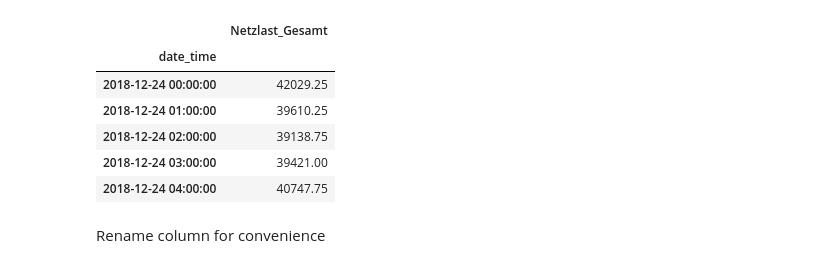
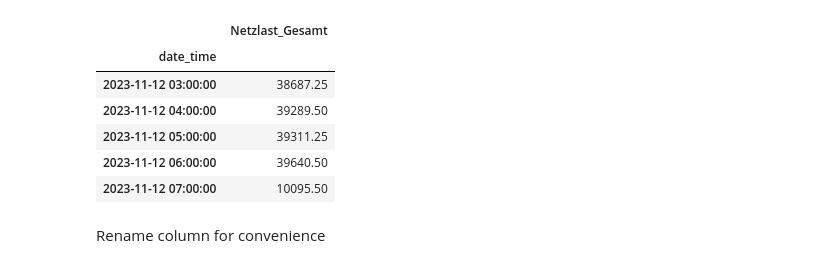
Before and after one commit to EliasKng/PTSFC, a Jupyter notebook: Energy/power_demand_baseline_v5.ipynb, the cells around one changed output. Saved outputs shown, nothing was run; the diff lists cells and outputs as text; code cells hidden in the pictures.

```diff
--- a/Energy/power_demand_baseline_v5.ipynb
+++ b/Energy/power_demand_baseline_v5.ipynb
@@ -44,15 +44,15 @@ def get_energy_data():
 # %%
 df = get_energy_data()
 # %%
-df.head()
+df.tail()
 # %% [output]
 |  | Netzlast_Gesamt |
 | date_time |  |
-| 2018-12-24 00:00:00 | 42029.25 |
-| 2018-12-24 01:00:00 | 39610.25 |
-| 2018-12-24 02:00:00 | 39138.75 |
-| 2018-12-24 03:00:00 | 39421.00 |
-| 2018-12-24 04:00:00 | 40747.75 |
+| 2023-11-12 03:00:00 | 38687.25 |
+| 2023-11-12 04:00:00 | 39289.50 |
+| 2023-11-12 05:00:00 | 39311.25 |
+| 2023-11-12 06:00:00 | 39640.50 |
+| 2023-11-12 07:00:00 | 10095.50 |
 # %% [markdown]
 Rename column for convenience
 # %%
```
Also changed, not shown: parts of 6 cells of this notebook, 2 other files.
